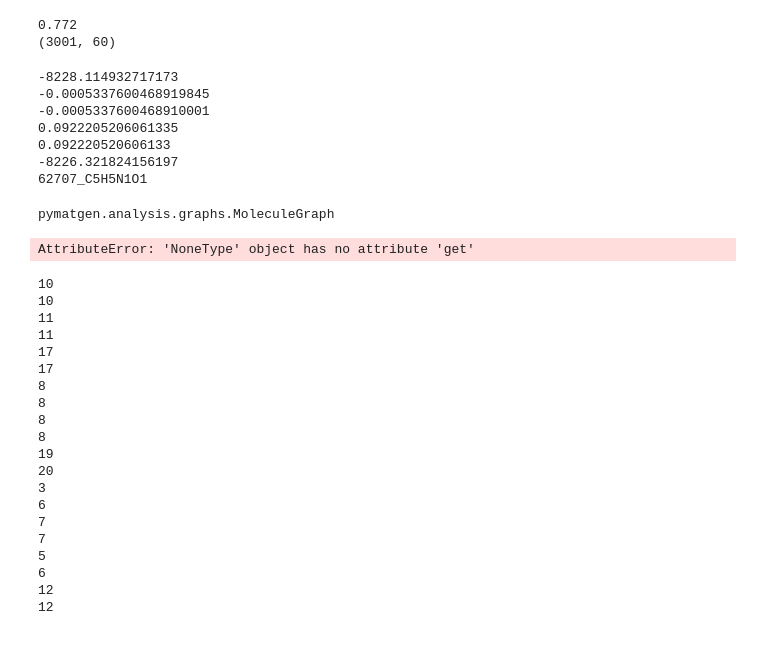
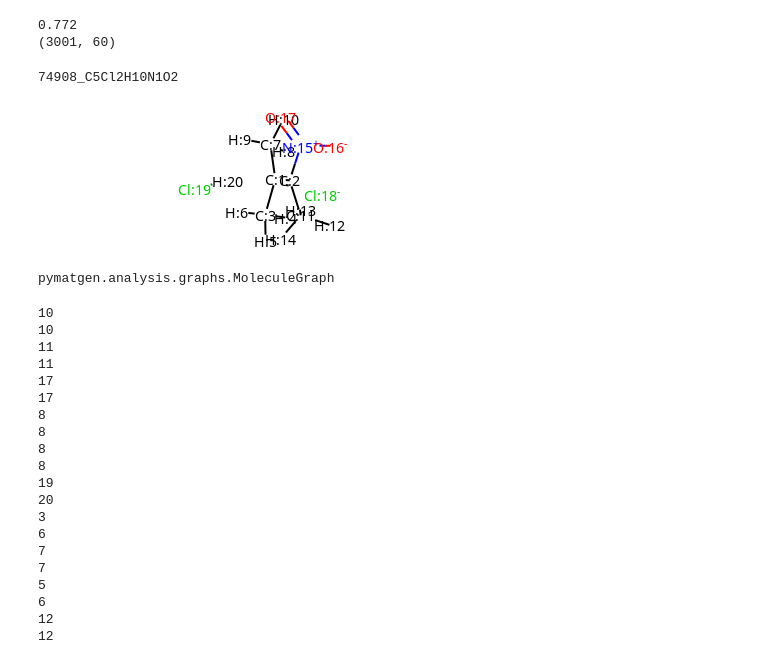
Before and after one commit to santi921/bondnet, a Jupyter notebook: bondnet/scripts/data_munge.ipynb, the cells around one changed output. Cells and saved outputs as stored; diff of their text form; code cells hidden in the pictures.

Commit message:
utils for bonds, basic

```diff
--- a/bondnet/scripts/data_munge.ipynb
+++ b/bondnet/scripts/data_munge.ipynb
@@ -51,24 +63,18 @@ print(mg_df.shape)
 0.772
 (3001, 60)
 # %%
-import pandas as pd
-
-from bondnet.utils import int_atom, xyz2mol
-from bondnet.core.molwrapper import rdkit_mol_to_wrapper_mol
-atoms = [int_atom(atom['name']) for atom in mg_df.iloc[0]['reactant_molecule_graph']["molecule"]["sites"]]
-xyz_coordinates = [i["xyz"] for i in mg_df.iloc[0]['reactant_molecule_graph']["molecule"]["sites"]]
-charge = int(mg_df.iloc[0]['charge'])
+mol_row = mg_df.iloc[2]
+atoms = [int_atom(atom['name']) for atom in mol_row['reactant_structure']["sites"]]
+xyz_coordinates = [i["xyz"] for i in mol_row['reactant_structure']["sites"]]
+charge = int(mol_row['charge'])
 mol = xyz2mol(atoms = atoms,
                 coordinates = xyz_coordinates,
                 charge = charge,
                 )
-print(rdkit_mol_to_wrapper_mol(mol[0], identifier= str(mg_df.iloc[0]["reactant_id"])))
+
+print(rdkit_mol_to_wrapper_mol(mol[0], identifier= str(mol_row["reactant_id"])))
+mol[0]
 # %% [output]
--8228.114932717173
--0.0005337600468919845
--0.0005337600468910001
-0.0922205206061335
-0.092220520606133
--8226.321824156197
-62707_C5H5N1O1
+74908_C5Cl2H10N1O2
+[figure, added]
 # %%
@@ -130,22 +134,4 @@ product_bond_list.sort()
 type(reactant.mol_graph)
 # %% [output]
 pymatgen.analysis.graphs.MoleculeGraph
-# %%
-from pymatgen.analysis.graphs import MoleculeGraph
-from bondnet.core.reaction import Reaction
-
-reactant = MoleculeGraph(mg_df.iloc[1]['reactant_molecule_graph']['molecule'])
-#product = MoleculeGraph()
-
-print(mg_df.iloc[1]['reactant_molecule_graph']['molecule'])
-print(len(mg_df.iloc[1]['reactant_molecule_graph']['molecule']))
-
-#row['reactant_bonds']
-#rxn = Reaction(reactants = ,
-#                products = ,
-#                broken_bond = mg_df.iloc[1]['bonds_broken'],
-#                free_energy = mg_df.iloc[1]['dE_barrier'],
-#                identifier = mg_df.iloc[1]['reaction_id'])
-# %% [output]
-AttributeError: 'NoneType' object has no attribute 'get'
 # %%
```
Also changed, not shown: parts of 17 cells of this notebook, 2 other files.
